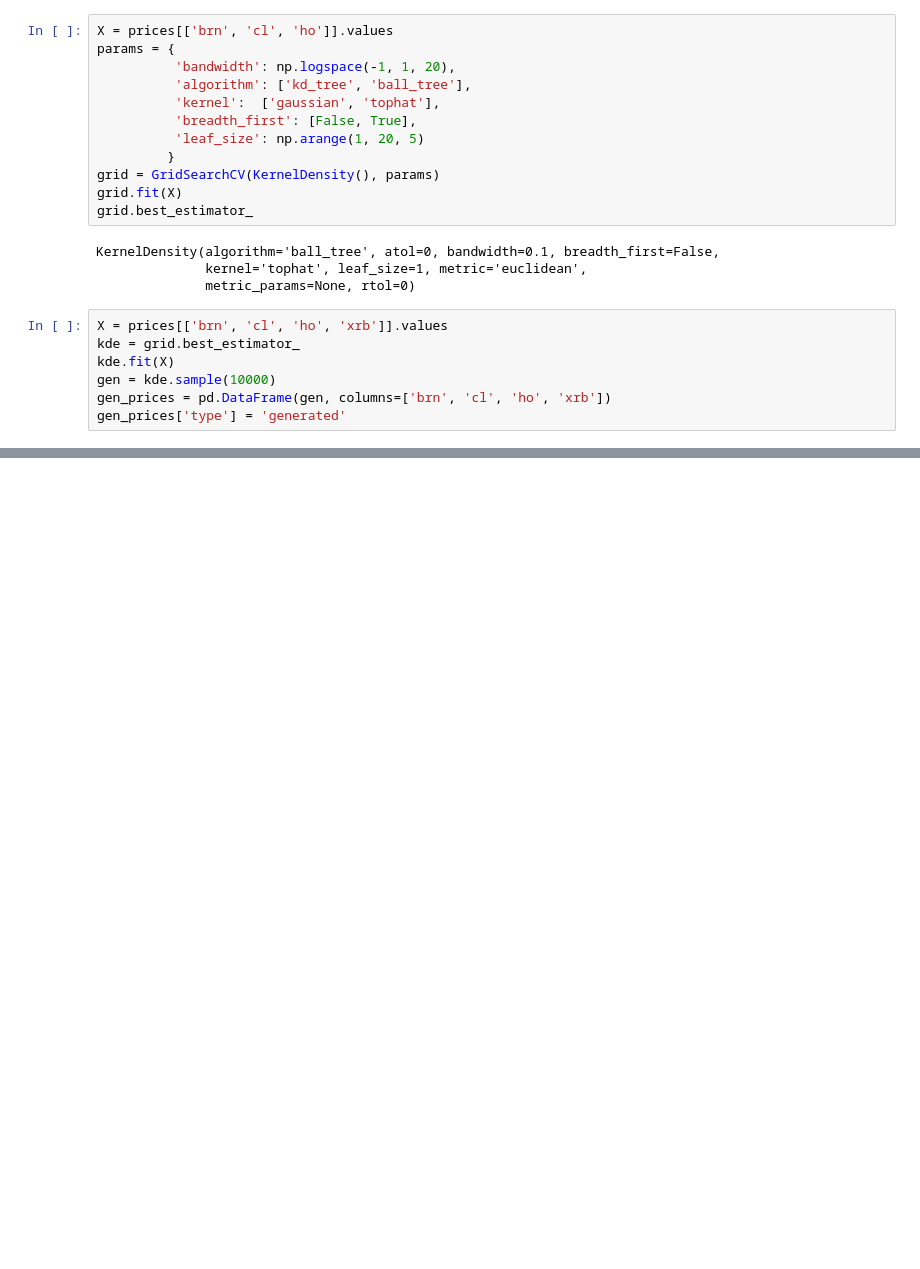
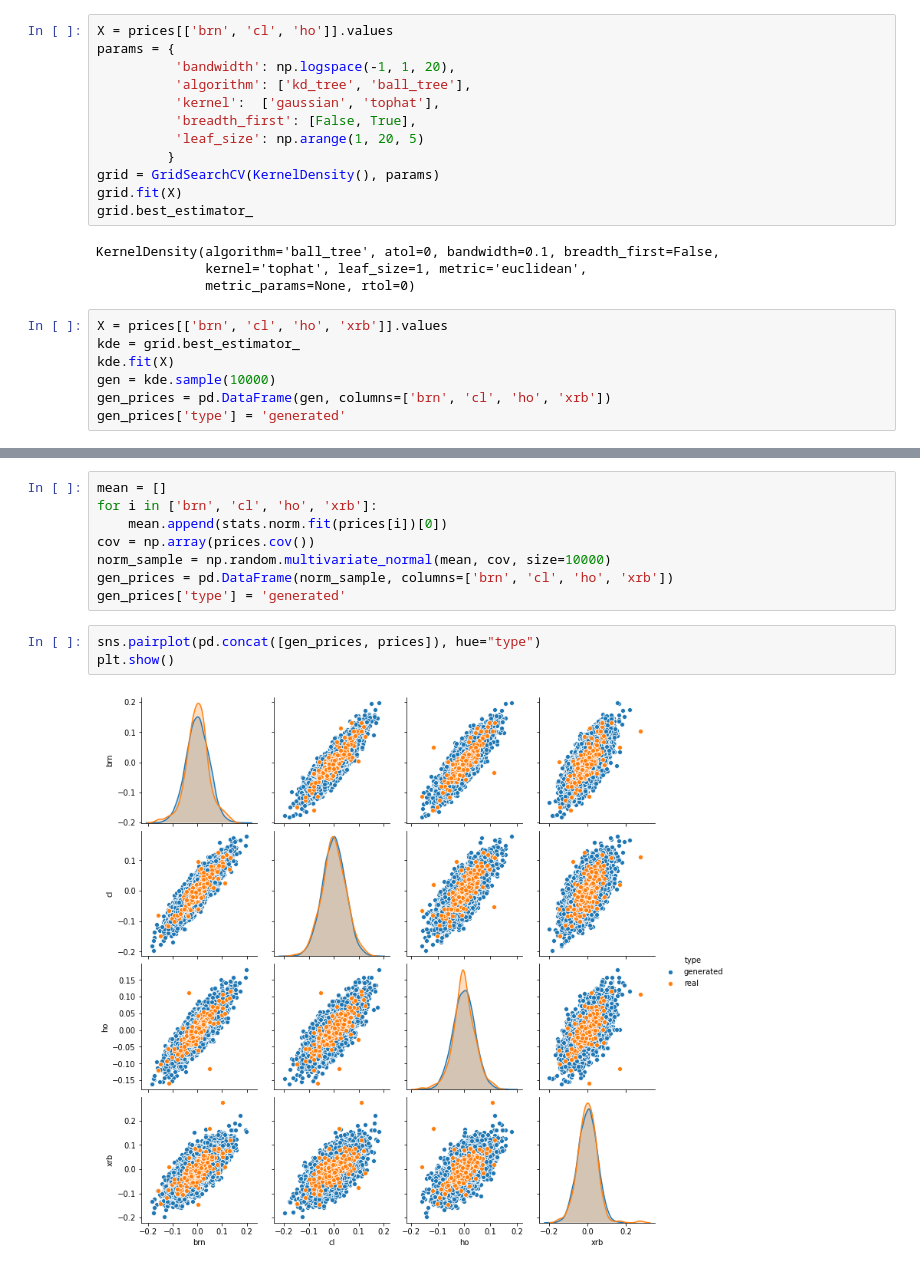
Before and after one commit to vpozdnyakov/gen_models_in_trading, a Jupyter notebook: generation_1/kde_estimation.ipynb, the cells around one changed output, grey strips where cells are left out. Cells and saved outputs as stored; diff of their text form; blank space fills up the shorter version.

```diff
--- a/generation_1/kde_estimation.ipynb
+++ b/generation_1/kde_estimation.ipynb
@@ -51,0 +55,13 @@ plt.show()
+# %%
+mean = []
+for i in ['brn', 'cl', 'ho', 'xrb']:
+    mean.append(stats.norm.fit(prices[i])[0])
+cov = np.array(prices.cov())
+norm_sample = np.random.multivariate_normal(mean, cov, size=10000)
+gen_prices = pd.DataFrame(norm_sample, columns=['brn', 'cl', 'ho', 'xrb'])
+gen_prices['type'] = 'generated'
+# %%
+sns.pairplot(pd.concat([gen_prices, prices]), hue="type")
+plt.show()
+# %% [output]
+[figure, added]
```
Also changed, not shown: parts of 3 cells of this notebook, 4 other files.
